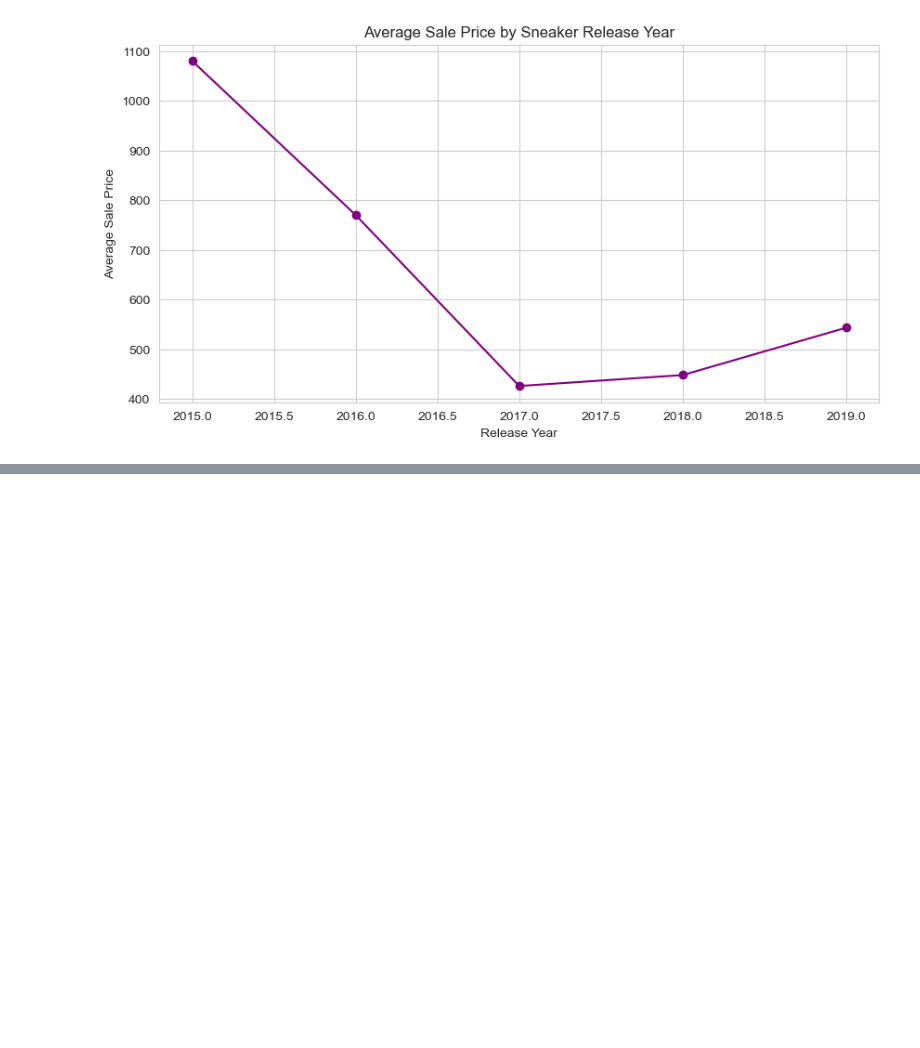
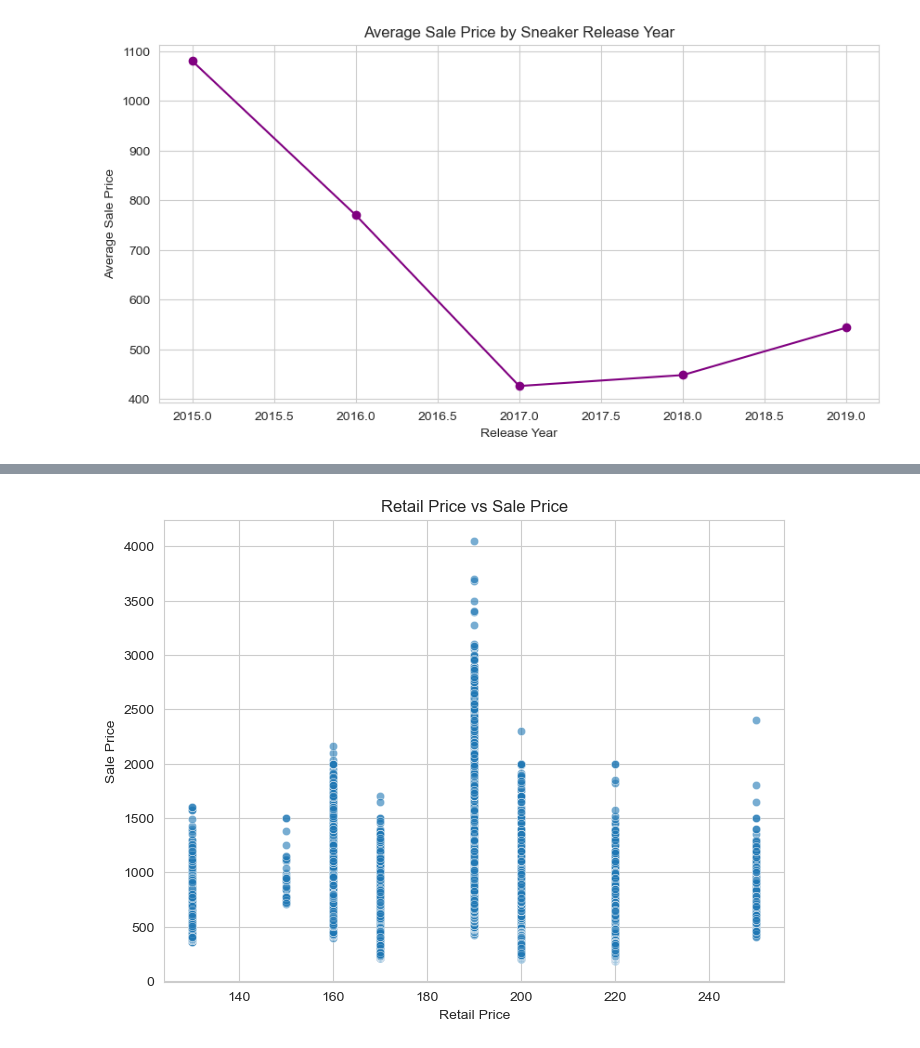
Before and after one commit to AksAad/Sneaker-price-prediction, a Jupyter notebook: notebooks/eda_visuals.ipynb, the cells around one changed output, grey strips where cells are left out. Drawn from its saved outputs; the diff is of its cells as text; code cells hidden in the pictures; blank space fills up the shorter version.

```diff
--- a/notebooks/eda_visuals.ipynb
+++ b/notebooks/eda_visuals.ipynb
@@ -324,0 +332,7 @@ plt.show()
+# %%
+plt.figure(figsize=(8,6))
+sns.scatterplot(data=explored_df, x="Retail Price", y="Sale Price", alpha=0.6)
+plt.title("Retail Price vs Sale Price")
+plt.show()
+# %% [output]
+[figure, added]
```
Also changed, not shown: parts of 7 cells of this notebook.
